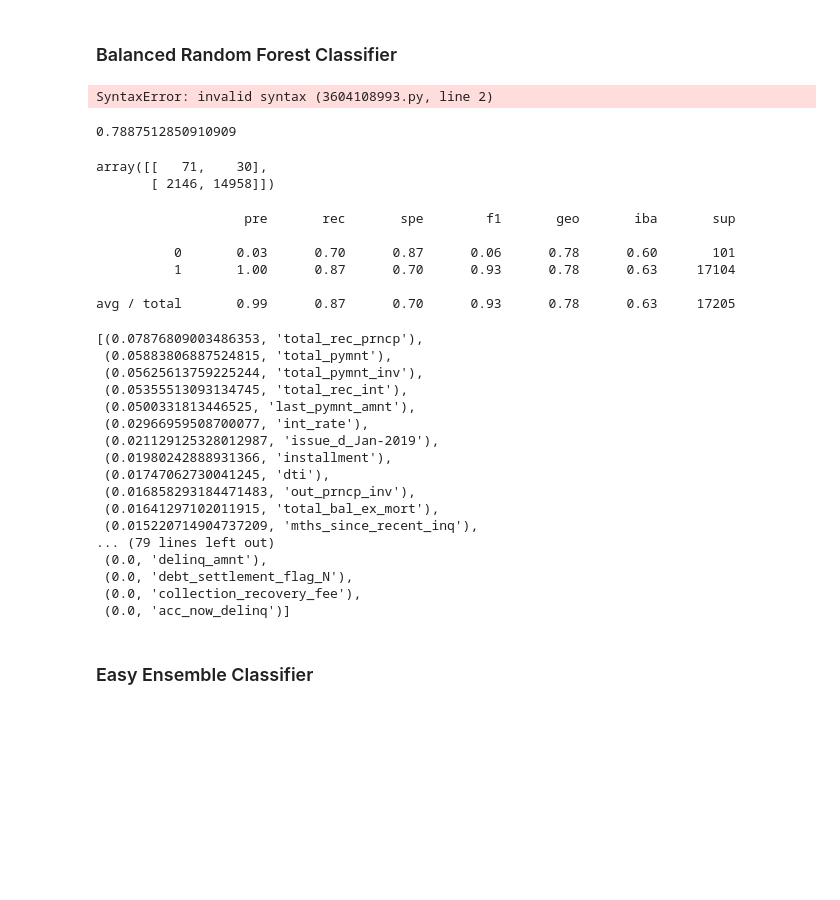
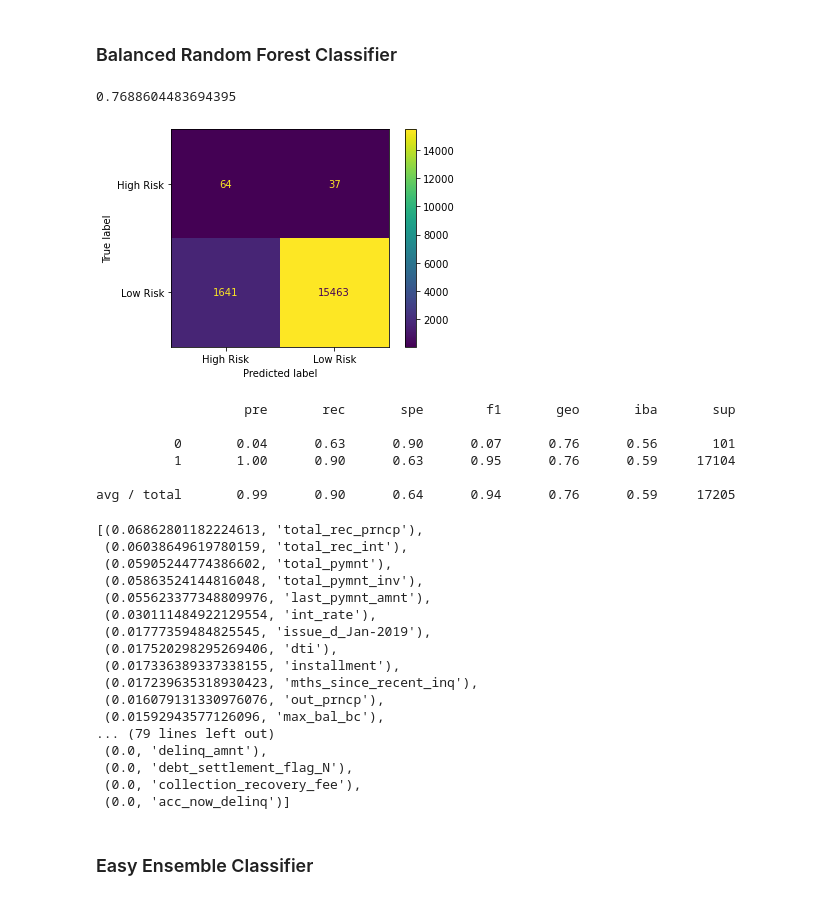
Before and after one commit to adamgulyas/credit-risk-evaluator, a Jupyter notebook: credit_risk_ensemble.ipynb, the cells around one changed output. Saved outputs shown, nothing was run; the diff lists cells and outputs as text; code cells hidden in the pictures; blank space fills up the shorter version.

Commit message:
Add confusion matrix plots

```diff
--- a/credit_risk_ensemble.ipynb
+++ b/credit_risk_ensemble.ipynb
@@ -24,10 +24,9 @@ from imblearn.ensemble import EasyEnsembleClassifier
 ## Read the CSV and Perform Basic Data Cleaning
 # %%
 # Load the data
-file_path = Path('Resources/LoanStats_2019Q1.csv')
+file_path = 'Resources/LoanStats_2019Q1.csv'
 loan_stats = pd.read_csv(file_path)
 
 # Preview the data
-loan_stats.head()
-# loan_stats.info()
+loan_stats.info()
 # %% [output]
@@ -90,6 +99,14 @@ X_scaler = scaler.fit(X_train_unscaled)
 # Scale the training and testing data
 X_train = X_scaler.transform(X_train_unscaled)
 X_test = X_scaler.transform(X_test_unscaled)
+# %%
+# Create a helper function to visualize the confusion matrices
+def plot_confusion_matrix(y_test, y_pred):
+    cm = confusion_matrix(y_test, y_pred)
+    disp = ConfusionMatrixDisplay(
+        confusion_matrix=cm, display_labels=['High Risk', 'Low Risk'])
+    disp.plot()
+    plt.show()
 # %% [markdown]
 ## Ensemble Learners
 
@@ -106,48 +123,45 @@ Note: Use a random state of 1 for each algorithm to ensure consistency between t
 ### Balanced Random Forest Classifier
 # %%
 # Resample the training data with the BalancedRandomForestClassifier
-brf = BalancedRandomForestClassifier(n_estimators=1000 random_state=1)
+brf = BalancedRandomForestClassifier(n_estimators=1000, random_state=1)
 brf.fit(X_train, y_train)
 y_pred_brf = brf.predict(X_test)
-# %% [output]
-SyntaxError: invalid syntax (3604108993.py, line 2)
 # %%
 # Calculate the balanced accuracy score
 balanced_accuracy_score(y_test, y_pred_brf)
 # %% [output]
-0.7887512850910909
+0.7688604483694395
 # %%
 # Display the confusion matrix
-confusion_matrix(y_test, y_pred_brf)
+plot_confusion_matrix(y_test, y_pred_brf)
 # %% [output]
-array([[   71,    30],
-       [ 2146, 14958]])
+[figure, added]
 # %%
 # Print the imbalanced classification report
 print(classification_report_imbalanced(y_test, y_pred_brf))
 # %% [output]
                    pre       rec       spe        f1       geo       iba       sup
 
-          0       0.03      0.70      0.87      0.06      0.78      0.60       101
-          1       1.00      0.87      0.70      0.93      0.78      0.63     17104
+          0       0.04      0.63      0.90      0.07      0.76      0.56       101
+          1       1.00      0.90      0.63      0.95      0.76      0.59     17104
 
-avg / total       0.99      0.87      0.70      0.93      0.78      0.63     17205
+avg / total       0.99      0.90      0.64      0.94      0.76      0.59     17205
 # %%
 # List the features sorted in descending order by feature importance
 sorted(zip(brf.feature_importances_, X_test_unscaled.columns), reverse=True)
 # %% [output]
-[(0.07876809003486353, 'total_rec_prncp'),
- (0.05883806887524815, 'total_pymnt'),
- (0.05625613759225244, 'total_pymnt_inv'),
- (0.05355513093134745, 'total_rec_int'),
- (0.0500331813446525, 'last_pymnt_amnt'),
- (0.02966959508700077, 'int_rate'),
- (0.021129125328012987, 'issue_d_Jan-2019'),
- (0.01980242888931366, 'installment'),
- (0.01747062730041245, 'dti'),
- (0.016858293184471483, 'out_prncp_inv'),
- (0.01641297102011915, 'total_bal_ex_mort'),
- (0.015220714904737209, 'mths_since_recent_inq'),
+[(0.06862801182224613, 'total_rec_prncp'),
+ (0.06038649619780159, 'total_rec_int'),
+ (0.05905244774386602, 'total_pymnt'),
+ (0.05863524144816048, 'total_pymnt_inv'),
+ (0.055623377348809976, 'last_pymnt_amnt'),
+ (0.030111484922129554, 'int_rate'),
+ (0.01777359484825545, 'issue_d_Jan-2019'),
+ (0.017520298295269406, 'dti'),
+ (0.017336389337338155, 'installment'),
+ (0.017239635318930423, 'mths_since_recent_inq'),
+ (0.016079131330976076, 'out_prncp'),
+ (0.01592943577126096, 'max_bal_bc'),
 ... (79 lines left out)
  (0.0, 'delinq_amnt'),
  (0.0, 'debt_settlement_flag_N'),
```
Also changed, not shown: parts of 4 cells of this notebook.
